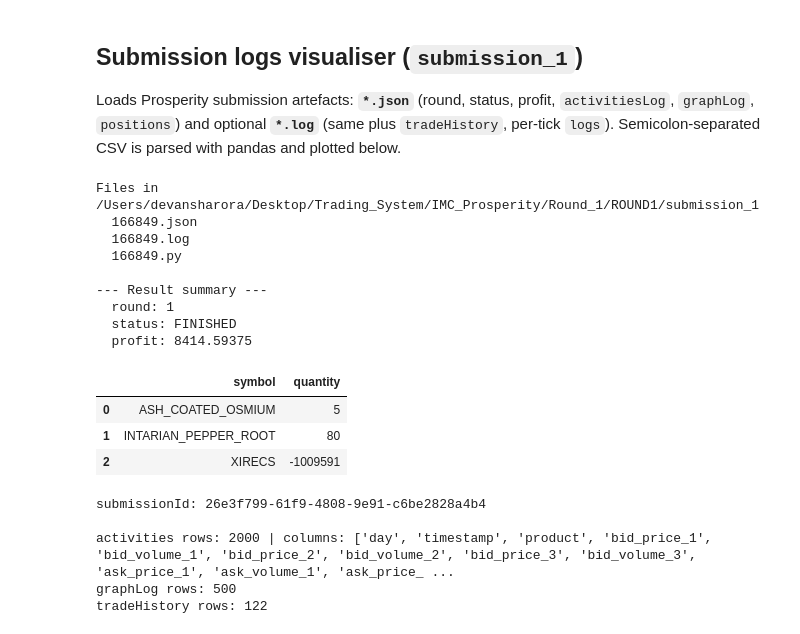
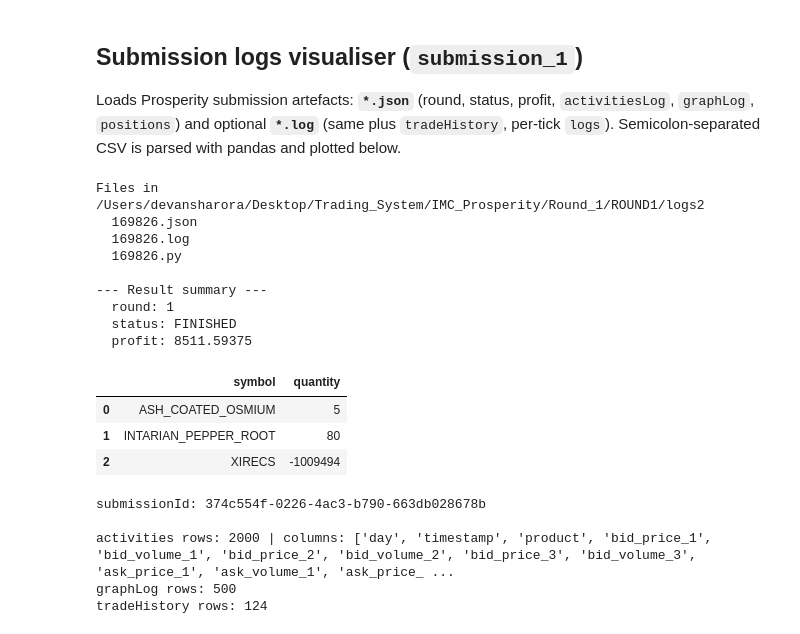
Before and after one commit to DevanshArora2002/IMC_Trading, a Jupyter notebook: Round_1/ROUND1/sample.ipynb, the cells around one changed output. Cells and saved outputs as stored; diff of their text form; code cells hidden in the pictures.

```diff
--- a/Round_1/ROUND1/sample.ipynb
+++ b/Round_1/ROUND1/sample.ipynb
@@ -500,7 +512,7 @@ from io import StringIO
 import json
 from IPython.display import display
 
-SUBMISSION_DIR = Path("submission_1")
+SUBMISSION_DIR = Path("logs2")
 
 def load_submission_bundle(sub_dir: Path):
     """Merge JSON result + optional .log (adds tradeHistory, submissionId)."""
@@ -542,41 +554,41 @@ def load_submission_bundle(sub_dir: Path):
 
 meta, sub_act, sub_graph, sub_trades = load_submission_bundle(SUBMISSION_DIR)
 
 print("Files in", SUBMISSION_DIR.resolve())
 for p in sorted(SUBMISSION_DIR.iterdir()):
     print(" ", p.name)
 
 print("\n--- Result summary ---")
 for k in ("round", "status", "profit"):
     if k in meta:
         print(f"  {k}: {meta[k]}")
 
 if meta.get("positions"):
     display(pd.DataFrame(meta["positions"]))
 if meta.get("submissionId"):
     print("submissionId:", meta["submissionId"])
 
 print("\nactivities rows:", len(sub_act), "| columns:", list(sub_act.columns))
 if sub_graph is not None:
     print("graphLog rows:", len(sub_graph))
 if sub_trades is not None:
     print("tradeHistory rows:", len(sub_trades))
 # %% [output]
-Files in /Users/devansharora/Desktop/Trading_System/IMC_Prosperity/Round_1/ROUND1/submission_1
-  166849.json
-  166849.log
-  166849.py
+Files in /Users/devansharora/Desktop/Trading_System/IMC_Prosperity/Round_1/ROUND1/logs2
+  169826.json
+  169826.log
+  169826.py
 
 --- Result summary ---
   round: 1
   status: FINISHED
-  profit: 8414.59375
+  profit: 8511.59375
 |  | symbol | quantity |
 | 0 | ASH_COATED_OSMIUM | 5 |
 | 1 | INTARIAN_PEPPER_ROOT | 80 |
-| 2 | XIRECS | -1009591 |
+| 2 | XIRECS | -1009494 |
-submissionId: 26e3f799-61f9-4808-9e91-c6be2828a4b4
+submissionId: 374c554f-0226-4ac3-b790-663db028678b
 
 activities rows: 2000 | columns: ['day', 'timestamp', 'product', 'bid_price_1', 'bid_volume_1', 'bid_price_2', 'bid_volume_2', 'bid_price_3', 'bid_volume_3', 'ask_price_1', 'ask_volume_1', 'ask_price_ ...
 graphLog rows: 500
-tradeHistory rows: 122
+tradeHistory rows: 124
```
Also changed, not shown: parts of 15 cells of this notebook, 13 other files.
